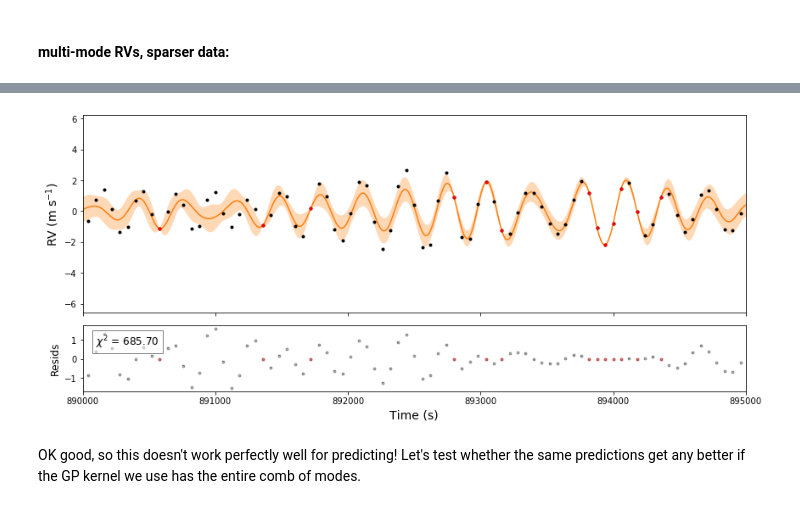
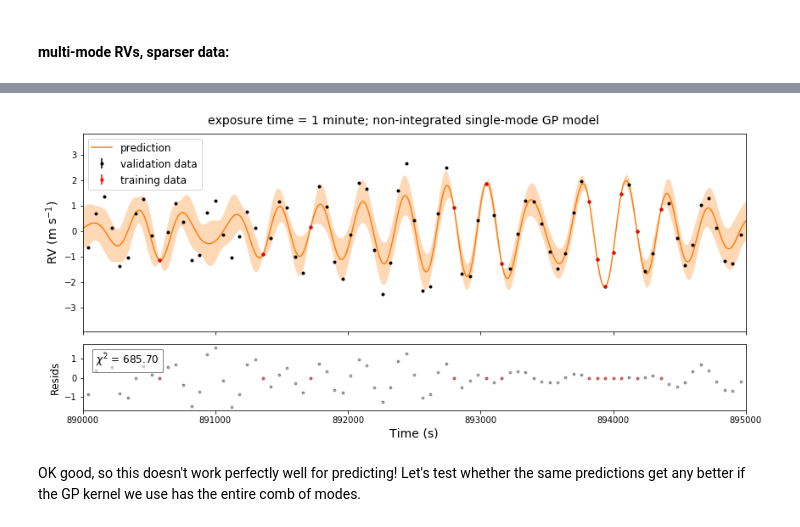
Before and after one commit to megbedell/pmodes, a Jupyter notebook: experiments/02-gp-fitting.ipynb, the cells around one changed output, grey strips where cells are left out. Saved outputs shown, nothing was run; the diff lists cells and outputs as text; code cells hidden in the pictures.

Commit message:
more consistent plotting

```diff
--- a/experiments/02-gp-fitting.ipynb
+++ b/experiments/02-gp-fitting.ipynb
@@ -231,30 +188,11 @@ optimizing logp for variables: [logQ, logw0, logS0]
 message: Optimization terminated successfully.
 logp: -2479.067175914414 -> -221.60761564676048
-# %%
-fig, (ax1,ax2) = plt.subplots(2, 1, figsize=(14,6), sharex=True,
-                              gridspec_kw={'height_ratios':[3,1], 'hspace':0.1})
-
-art = ax1.fill_between(t_grid, mu + sd, mu - sd, color="C1", alpha=0.3)
-art.set_edgecolor("none")
-ax1.plot(t_grid, mu, color="C1", label="prediction")
-
-ax1.plot(ts_multimode, rvs_multimode, ".k")
-ax1.errorbar(t, y, yerr=yerr, fmt=".r", capsize=0, label="data")
-
-ax2.errorbar(t_all, y_all - y_pred_all, yerr=yerr_all, fmt=".k", capsize=0, label="resids", alpha=0.3)
-ax2.errorbar(t, y - y_pred, yerr=yerr, fmt=".r", capsize=0, label="resids", alpha=0.3)
-
-inds = (t_all > xlim_plot[0]) & (t_all < xlim_plot[1])
-chisq = np.sum(((y_all - y_pred_all)/yerr_all)[inds])**2
-ax2.text(0.02, 0.7, r'$\chi^2$ = {0:.2f}'.format(chisq), fontsize=12,
-         transform=ax2.transAxes, bbox=dict(facecolor='white', alpha=0.5))
-ax2.set_xlabel('Time (s)', fontsize=14)
-ax1.set_ylabel(r'RV (m s$^{-1}$)', fontsize=14)
-ax2.set_ylabel('Resids', fontsize=12)
-
-ax1.set_xlim(xlim_plot);
-# %% [output]
-[figure, removed]
+# %%
+fig = utils.plot_validation_test(t, y, yerr, y_pred, t_all, y_all, yerr_all, y_pred_all, t_grid, mu, sd)
+fig.suptitle('exposure time = 1 minute; non-integrated single-mode GP model', y=0.93, fontsize=14)
+fig.savefig('GPvalidation_1min.png');
+# %% [output]
+[figure, added]
 # %% [markdown]
 OK good, so this doesn't work perfectly well for predicting! Let's test whether the same predictions get any better if the GP kernel we use has the entire comb of modes.
 # %%
```
Also changed, not shown: parts of 20 cells of this notebook, 2 other files.
